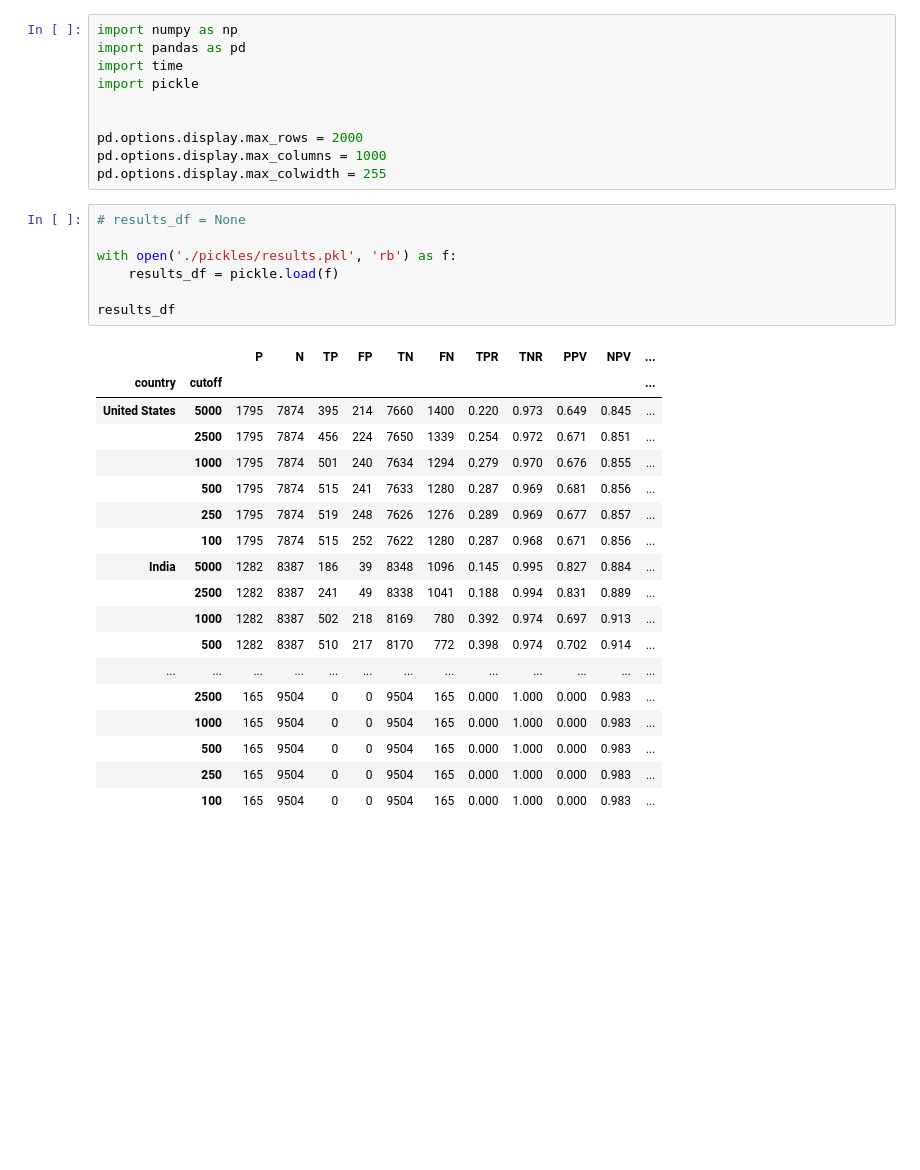
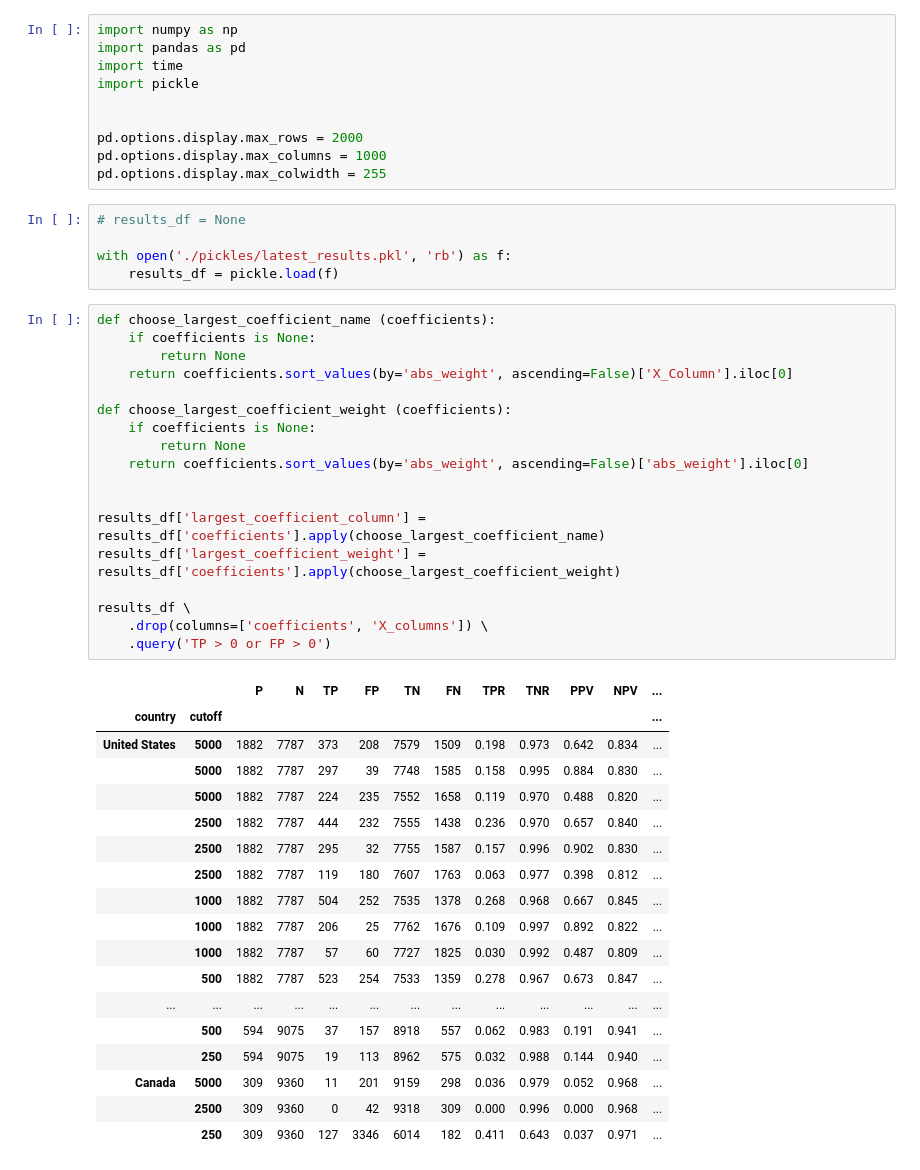
Before and after one commit to kylezeeuwen/ds-stackoverflow2020-analysis, a Jupyter notebook: notebook/visualise_results.ipynb, the cells around one changed output. Drawn from its saved outputs; the diff is of its cells as text; blank space fills up the shorter version.

```diff
--- a/notebook/visualise_results.ipynb
+++ b/notebook/visualise_results.ipynb
@@ -11,26 +11,42 @@ pd.options.display.max_colwidth = 255
 # %%
 # results_df = None
 
-with open('./pickles/results.pkl', 'rb') as f:
+with open('./pickles/latest_results.pkl', 'rb') as f:
     results_df = pickle.load(f)
-
-results_df
-# %% [output]
-|  |  | P | N | TP | FP | TN | FN | TPR | TNR | PPV | NPV | ... |
-| country | cutoff |  |  |  |  |  |  |  |  |  |  | ... |
-| United States | 5000 | 1795 | 7874 | 395 | 214 | 7660 | 1400 | 0.220 | 0.973 | 0.649 | 0.845 | ... |
-|  | 2500 | 1795 | 7874 | 456 | 224 | 7650 | 1339 | 0.254 | 0.972 | 0.671 | 0.851 | ... |
-|  | 1000 | 1795 | 7874 | 501 | 240 | 7634 | 1294 | 0.279 | 0.970 | 0.676 | 0.855 | ... |
-|  | 500 | 1795 | 7874 | 515 | 241 | 7633 | 1280 | 0.287 | 0.969 | 0.681 | 0.856 | ... |
-|  | 250 | 1795 | 7874 | 519 | 248 | 7626 | 1276 | 0.289 | 0.969 | 0.677 | 0.857 | ... |
-|  | 100 | 1795 | 7874 | 515 | 252 | 7622 | 1280 | 0.287 | 0.968 | 0.671 | 0.856 | ... |
-| India | 5000 | 1282 | 8387 | 186 | 39 | 8348 | 1096 | 0.145 | 0.995 | 0.827 | 0.884 | ... |
-|  | 2500 | 1282 | 8387 | 241 | 49 | 8338 | 1041 | 0.188 | 0.994 | 0.831 | 0.889 | ... |
-|  | 1000 | 1282 | 8387 | 502 | 218 | 8169 | 780 | 0.392 | 0.974 | 0.697 | 0.913 | ... |
-|  | 500 | 1282 | 8387 | 510 | 217 | 8170 | 772 | 0.398 | 0.974 | 0.702 | 0.914 | ... |
-| ... | ... | ... | ... | ... | ... | ... | ... | ... | ... | ... | ... | ... |
-|  | 2500 | 165 | 9504 | 0 | 0 | 9504 | 165 | 0.000 | 1.000 | 0.000 | 0.983 | ... |
-|  | 1000 | 165 | 9504 | 0 | 0 | 9504 | 165 | 0.000 | 1.000 | 0.000 | 0.983 | ... |
-|  | 500 | 165 | 9504 | 0 | 0 | 9504 | 165 | 0.000 | 1.000 | 0.000 | 0.983 | ... |
-|  | 250 | 165 | 9504 | 0 | 0 | 9504 | 165 | 0.000 | 1.000 | 0.000 | 0.983 | ... |
-|  | 100 | 165 | 9504 | 0 | 0 | 9504 | 165 | 0.000 | 1.000 | 0.000 | 0.983 | ... |
+# %%
+def choose_largest_coefficient_name (coefficients):
+    if coefficients is None:
+        return None
+    return coefficients.sort_values(by='abs_weight', ascending=False)['X_Column'].iloc[0]
+
+def choose_largest_coefficient_weight (coefficients):
+    if coefficients is None:
+        return None
+    return coefficients.sort_values(by='abs_weight', ascending=False)['abs_weight'].iloc[0]
+
+
+results_df['largest_coefficient_column'] = results_df['coefficients'].apply(choose_largest_coefficient_name)
+results_df['largest_coefficient_weight'] = results_df['coefficients'].apply(choose_largest_coefficient_weight)
+
+results_df \
+    .drop(columns=['coefficients', 'X_columns']) \
+    .query('TP > 0 or FP > 0')
+# %% [output]
+|  |  | P | N | TP | FP | TN | FN | TPR | TNR | PPV | NPV | ... |
+| country | cutoff |  |  |  |  |  |  |  |  |  |  | ... |
+| United States | 5000 | 1882 | 7787 | 373 | 208 | 7579 | 1509 | 0.198 | 0.973 | 0.642 | 0.834 | ... |
+|  | 5000 | 1882 | 7787 | 297 | 39 | 7748 | 1585 | 0.158 | 0.995 | 0.884 | 0.830 | ... |
+|  | 5000 | 1882 | 7787 | 224 | 235 | 7552 | 1658 | 0.119 | 0.970 | 0.488 | 0.820 | ... |
+|  | 2500 | 1882 | 7787 | 444 | 232 | 7555 | 1438 | 0.236 | 0.970 | 0.657 | 0.840 | ... |
+|  | 2500 | 1882 | 7787 | 295 | 32 | 7755 | 1587 | 0.157 | 0.996 | 0.902 | 0.830 | ... |
+|  | 2500 | 1882 | 7787 | 119 | 180 | 7607 | 1763 | 0.063 | 0.977 | 0.398 | 0.812 | ... |
+|  | 1000 | 1882 | 7787 | 504 | 252 | 7535 | 1378 | 0.268 | 0.968 | 0.667 | 0.845 | ... |
+|  | 1000 | 1882 | 7787 | 206 | 25 | 7762 | 1676 | 0.109 | 0.997 | 0.892 | 0.822 | ... |
+|  | 1000 | 1882 | 7787 | 57 | 60 | 7727 | 1825 | 0.030 | 0.992 | 0.487 | 0.809 | ... |
+|  | 500 | 1882 | 7787 | 523 | 254 | 7533 | 1359 | 0.278 | 0.967 | 0.673 | 0.847 | ... |
+| ... | ... | ... | ... | ... | ... | ... | ... | ... | ... | ... | ... | ... |
+|  | 500 | 594 | 9075 | 37 | 157 | 8918 | 557 | 0.062 | 0.983 | 0.191 | 0.941 | ... |
+|  | 250 | 594 | 9075 | 19 | 113 | 8962 | 575 | 0.032 | 0.988 | 0.144 | 0.940 | ... |
+| Canada | 5000 | 309 | 9360 | 11 | 201 | 9159 | 298 | 0.036 | 0.979 | 0.052 | 0.968 | ... |
+|  | 2500 | 309 | 9360 | 0 | 42 | 9318 | 309 | 0.000 | 0.996 | 0.000 | 0.968 | ... |
+|  | 250 | 309 | 9360 | 127 | 3346 | 6014 | 182 | 0.411 | 0.643 | 0.037 | 0.971 | ... |
```
Also changed, not shown: parts of 1 cell of this notebook, 8 other files.
